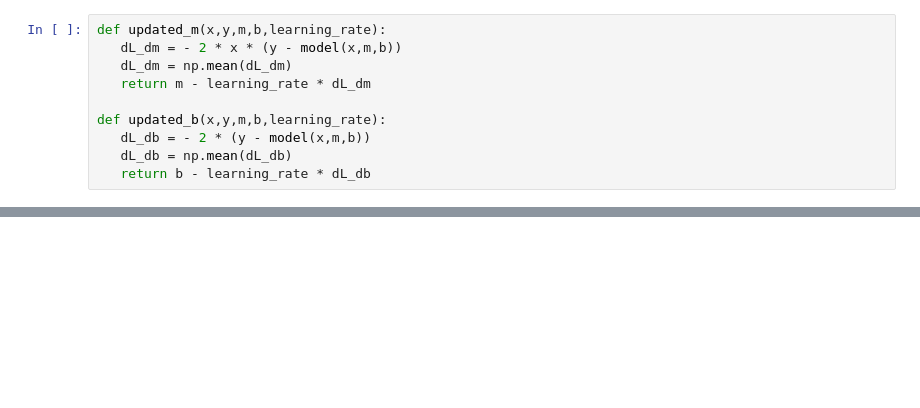
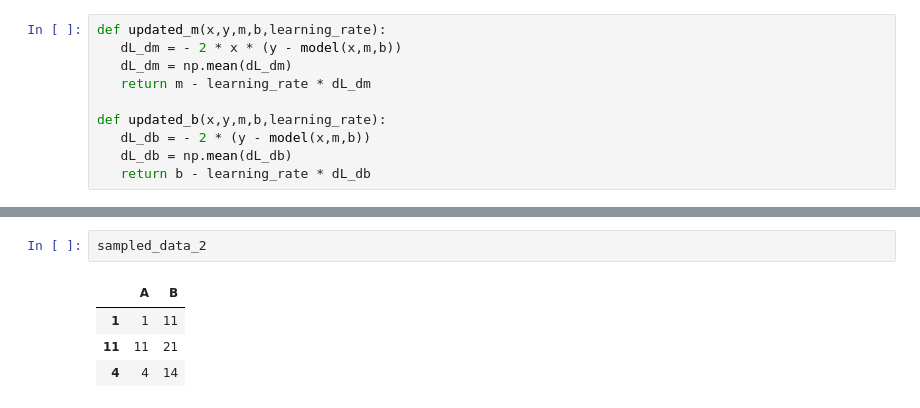
Before and after one commit to jrpenabastidas/ai-science-training-series, a Jupyter notebook: 01_intro_AI_on_Supercomputer/01_linear_regression_sgd.ipynb, the cells around one changed output, grey strips where cells are left out. Cells and saved outputs as stored; diff of their text form; blank space fills up the shorter version.

```diff
--- a/01_intro_AI_on_Supercomputer/01_linear_regression_sgd.ipynb
+++ b/01_intro_AI_on_Supercomputer/01_linear_regression_sgd.ipynb
@@ -424,0 +317,7 @@ https://github.com/argonne-lcf/ai-science-training-series/blob/main/00_introToAl
+# %%
+sampled_data_2
+# %% [output]
+|  | A | B |
+| 1 | 1 | 11 |
+| 11 | 11 | 21 |
+| 4 | 4 | 14 |
```
Also changed, not shown: parts of 41 cells of this notebook.
